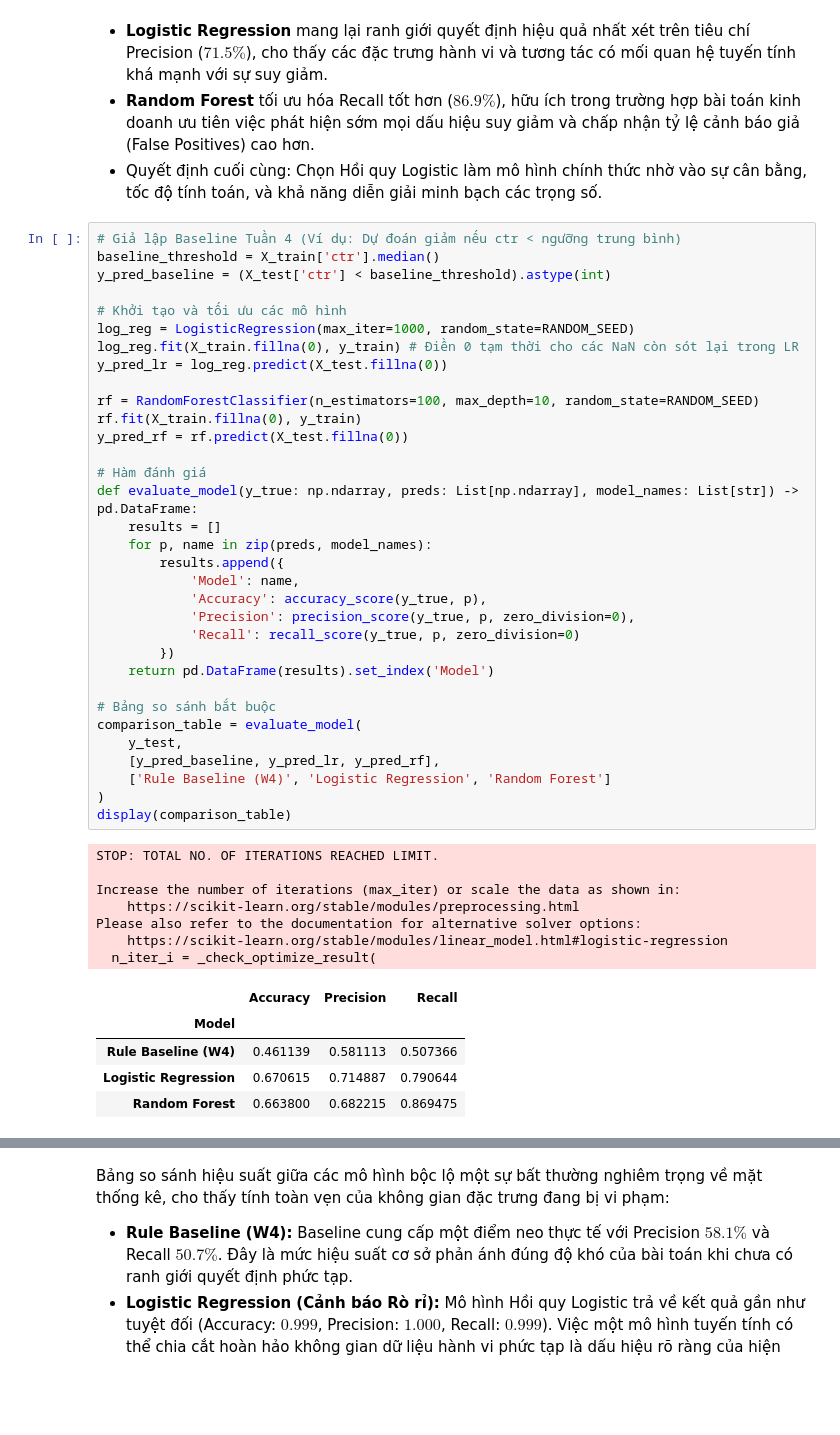
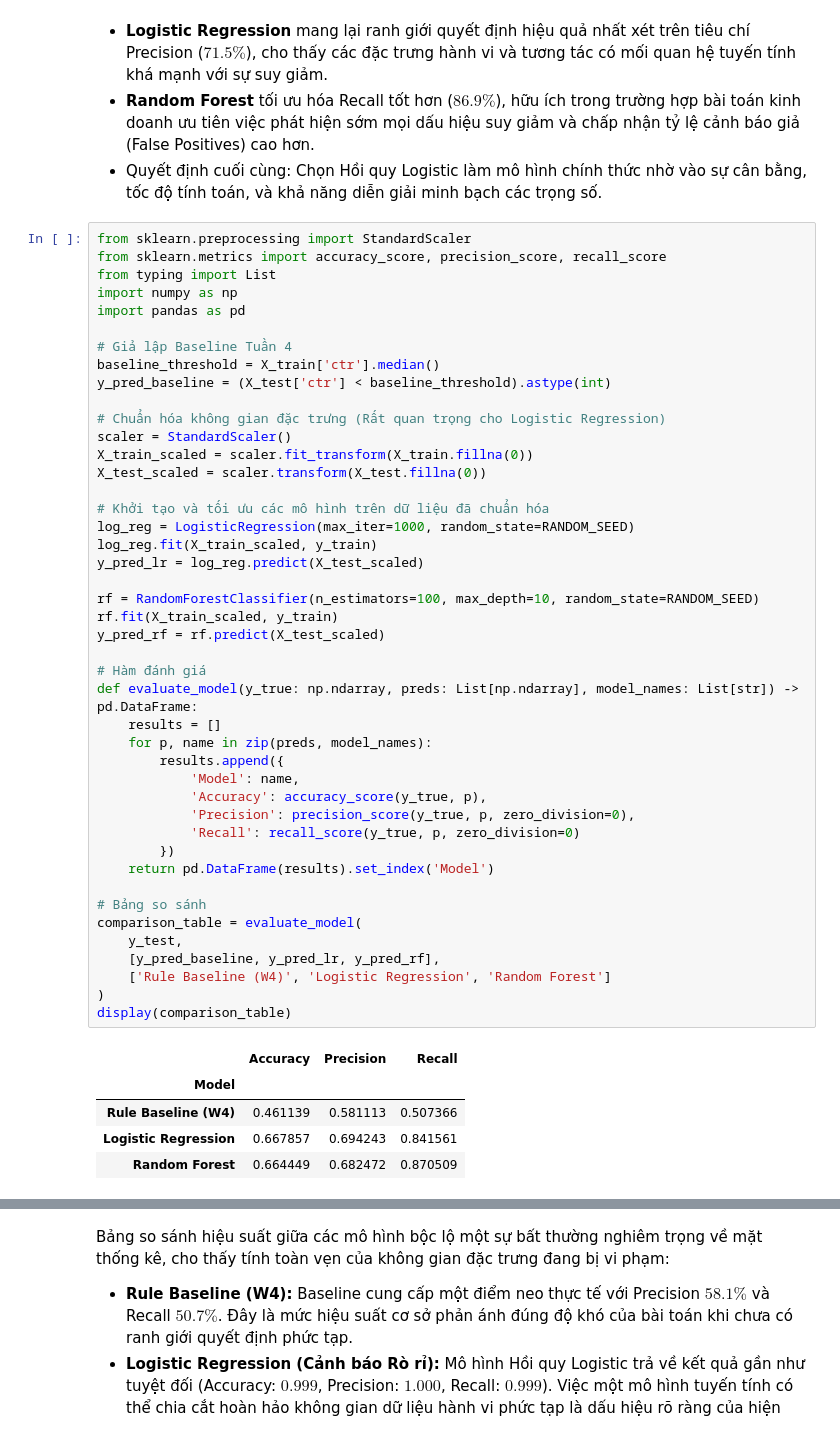
Before and after one commit to John-hcmus/flyrank-ML-internship-starter, a Jupyter notebook: work/notebooks/w05_model.ipynb, the cells around one changed output, grey strips where cells are left out. Drawn from its saved outputs; the diff is of its cells as text; blank space fills up the shorter version.

```diff
--- a/work/notebooks/w05_model.ipynb
+++ b/work/notebooks/w05_model.ipynb
@@ -119,51 +119,55 @@ Sau khi loại bỏ các đặc trưng gây rò rỉ dữ liệu (data leakage)
 * **Random Forest** tối ưu hóa Recall tốt hơn ($86.9\%$), hữu ích trong trường hợp bài toán kinh doanh ưu tiên việc phát hiện sớm mọi dấu hiệu suy giảm và chấp nhận tỷ lệ cảnh báo giả (False Positives) cao hơn.
 * Quyết định cuối cùng: Chọn Hồi quy Logistic làm mô hình chính thức nhờ vào sự cân bằng, tốc độ tính toán, và khả năng diễn giải minh bạch các trọng số.
 # %%
-# Giả lập Baseline Tuần 4 (Ví dụ: Dự đoán giảm nếu ctr < ngưỡng trung bình)
+from sklearn.preprocessing import StandardScaler
+from sklearn.metrics import accuracy_score, precision_score, recall_score
+from typing import List
+import numpy as np
+import pandas as pd
+
+# Giả lập Baseline Tuần 4
 baseline_threshold = X_train['ctr'].median()
 y_pred_baseline = (X_test['ctr'] < baseline_threshold).astype(int)
 
-# Khởi tạo và tối ưu các mô hình
+# Chuẩn hóa không gian đặc trưng (Rất quan trọng cho Logistic Regression)
+scaler = StandardScaler()
+X_train_scaled = scaler.fit_transform(X_train.fillna(0))
+X_test_scaled = scaler.transform(X_test.fillna(0))
+
+# Khởi tạo và tối ưu các mô hình trên dữ liệu đã chuẩn hóa
 log_reg = LogisticRegression(max_iter=1000, random_state=RANDOM_SEED)
-log_reg.fit(X_train.fillna(0), y_train) # Điền 0 tạm thời cho các NaN còn sót lại trong LR
-y_pred_lr = log_reg.predict(X_test.fillna(0))
+log_reg.fit(X_train_scaled, y_train)
+y_pred_lr = log_reg.predict(X_test_scaled)
 
 rf = RandomForestClassifier(n_estimators=100, max_depth=10, random_state=RANDOM_SEED)
-rf.fit(X_train.fillna(0), y_train)
-y_pred_rf = rf.predict(X_test.fillna(0))
+rf.fit(X_train_scaled, y_train)
+y_pred_rf = rf.predict(X_test_scaled)
 
 # Hàm đánh giá
 def evaluate_model(y_true: np.ndarray, preds: List[np.ndarray], model_names: List[str]) -> pd.DataFrame:
     results = []
     for p, name in zip(preds, model_names):
         results.append({
             'Model': name,
             'Accuracy': accuracy_score(y_true, p),
             'Precision': precision_score(y_true, p, zero_division=0),
             'Recall': recall_score(y_true, p, zero_division=0)
         })
     return pd.DataFrame(results).set_index('Model')
 
-# Bảng so sánh bắt buộc
+# Bảng so sánh
 comparison_table = evaluate_model(
     y_test,
     [y_pred_baseline, y_pred_lr, y_pred_rf],
     ['Rule Baseline (W4)', 'Logistic Regression', 'Random Forest']
 )
 display(comparison_table)
 # %% [output]
-STOP: TOTAL NO. OF ITERATIONS REACHED LIMIT.
-
-Increase the number of iterations (max_iter) or scale the data as shown in:
-    https://scikit-learn.org/stable/modules/preprocessing.html
-Please also refer to the documentation for alternative solver options:
-    https://scikit-learn.org/stable/modules/linear_model.html#logistic-regression
-  n_iter_i = _check_optimize_result(
 |  | Accuracy | Precision | Recall |
 | Model |  |  |  |
 | Rule Baseline (W4) | 0.461139 | 0.581113 | 0.507366 |
-| Logistic Regression | 0.670615 | 0.714887 | 0.790644 |
-| Random Forest | 0.663800 | 0.682215 | 0.869475 |
+| Logistic Regression | 0.667857 | 0.694243 | 0.841561 |
+| Random Forest | 0.664449 | 0.682472 | 0.870509 |
 # %%
 import pandas as pd
 import numpy as np
```
Also changed, not shown: parts of 5 cells of this notebook.
